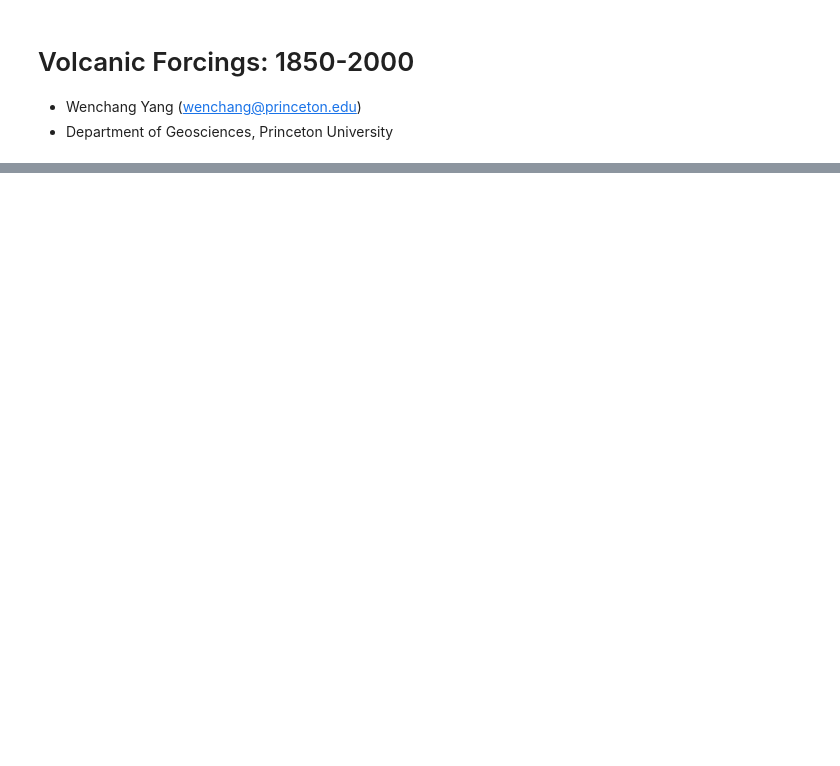
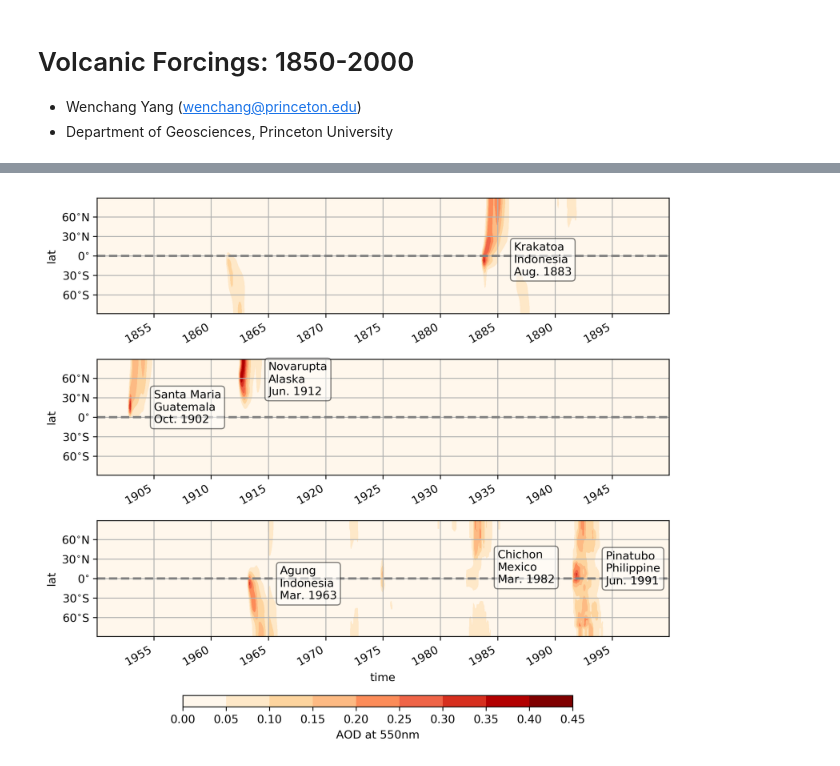
Before and after one commit to wy2136/volcanic_impact, a Jupyter notebook: fig_volcanic_forcings.ipynb, the cells around one changed output, grey strips where cells are left out. Drawn from its saved outputs; the diff is of its cells as text; code cells hidden in the pictures; blank space fills up the shorter version.

```diff
--- a/fig_volcanic_forcings.ipynb
+++ b/fig_volcanic_forcings.ipynb
@@ -27,4 +35,22 @@
 from geoplots import yticks2lat, xticksmonth
+# %%
+def ext2aod(ds, band=7):
+    '''calculate volcanic aerosol AOD based on extinction coefficient.'''
+    Rd = 287#J/K/kg
+    T = 300#K
+    g = 9.8#m/s**2
+    data_name = f'extsw_b{band:02d}'
+    if band == 7:
+        new_name = 'AOD_550nm'
+    else:
+        new_name = f'AOD_b{band:02d}'
+    da = ds[data_name]
+    z = da.pfull.pipe(lambda x: x.isel(pfull=0)/x) \
+        .pipe(lambda x: np.log(x))*Rd*T/g
+    da = da.rename({'pfull': 'z'}).assign_coords(z=z.values).integrate('z') \
+        .rename(new_name)
+
+    return da
 # %%
 # Parameters
 figname = 'figs/fig_volcanic_forcings.pdf'
@@ -367,0 +337,67 @@ plt.tight_layout(rect=(0,0,.9,1))
+# %%
+da = ext2aod(ds, band=7).mean('lon')
+# %%
+# CMIP6 AOD at 550nm
+scale_factor = 1
+da_ = da.pipe(lambda x:x*scale_factor)
+da_['time'] = da_.indexes['time'].to_datetimeindex()
+bbox = {'facecolor': 'w', 'alpha':.5, 'boxstyle': 'round'}
+
+fig, axes = plt.subplots(3,1,figsize=(8,7), sharey=True)
+cmap = 'OrRd'
+levels = np.arange(0,0.46,0.05)
+
+ax = axes[0]
+# plt.sca(ax)
+da_.sel(time=slice('1850', '1899')).plot.contourf(ax=ax, x='time', cmap=cmap, levels=levels,
+                                                 add_colorbar=False)
+
+ax.set_title('')
+ax.set_xlabel('')
+ax.set_ylabel('lat')
+ax.grid(True)
+ax.axhline(0, color='gray', ls='--')
+ax.text('1886-06', -6, 'Krakatoa\nIndonesia\nAug. 1883', va='center', bbox=bbox)
+
+ax = axes[1]
+# plt.sca(ax)
+da_.sel(time=slice('1900', '1949')).plot.contourf(ax=ax, x='time', cmap=cmap, levels=levels,
+                                                 add_colorbar=False)
+ax.set_title('')
+ax.set_xlabel('')
+ax.set_ylabel('lat')
+ax.grid(True)
+ax.axhline(0, color='gray', ls='--')
+ax.text('1915-01', 58, 'Novarupta\nAlaska\nJun. 1912', va='center', bbox=bbox)
+ax.text('1905-01', 15, 'Santa Maria\nGuatemala\nOct. 1902', va='center', bbox=bbox)
+
+
+ax = axes[2]
+im = da_.sel(time=slice('1950', '1999')).plot.contourf(ax=ax, x='time', cmap=cmap, levels=levels,
+                                                      add_colorbar=False)
+ax.set_title('')
+ax.grid(True)
+ax.set_ylabel('lat')
+ax.axhline(0, color='gray', ls='--')
+ax.text('1994-06', 15, 'Pinatubo\nPhilippine\nJun. 1991', va='center', bbox=bbox)
+ax.text('1985-01', 17, 'Chichon\nMexico\nMar. 1982', va='center', bbox=bbox)
+ax.text('1966-01', -8, 'Agung\nIndonesia\nMar. 1963', va='center', bbox=bbox)
+
+
+yticks2lat(np.arange(-60,61,30))
+
+ax = fig.add_axes((.23,.08,.6,.02))
+plt.colorbar(im, cax=ax, orientation='horizontal', label=f'AOD at 550nm', extend='both')
+
+for ax in axes:
+    plt.setp(ax.get_xticklabels(), visible=True, rotation=30, horizontalalignment='right')
+
+
+
+plt.tight_layout(rect=(0,.1,1,1))
+figname = 'figs/fig.aod550nm.cmip6.pdf'
+# plt.savefig(figname)
+
+plt.gcf().set_facecolor('w')
+# %% [output]
+[figure, added]
```
Also changed, not shown: parts of 8 cells of this notebook, 6 other files.
